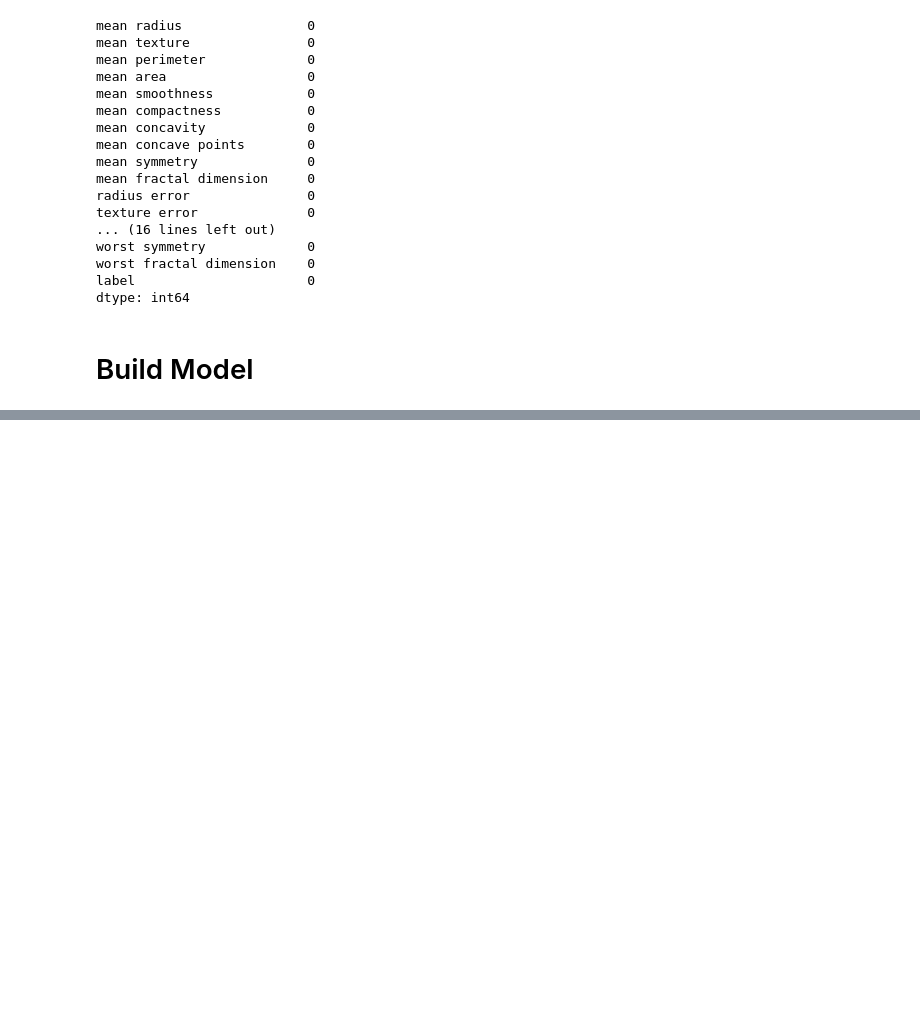
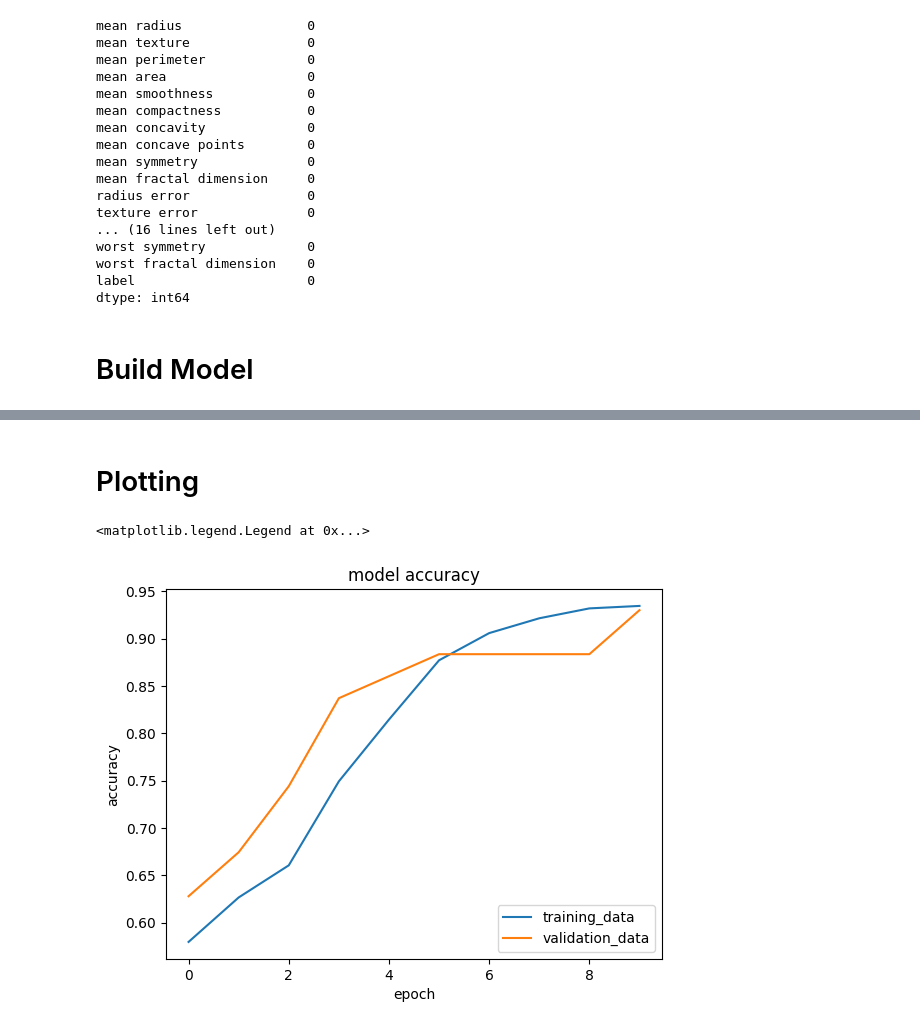
Before and after one commit to altverse1/neural_net, a Jupyter notebook: Classification_ANN.ipynb, the cells around one changed output, grey strips where cells are left out. Saved outputs shown, nothing was run; the diff lists cells and outputs as text; code cells hidden in the pictures; blank space fills up the shorter version.

```diff
--- a/Classification_ANN.ipynb
+++ b/Classification_ANN.ipynb
@@ -58,10 +58,12 @@ from tensorflow import keras
 # %%
 tf.random.set_seed(3)
 # %%
-model = keras.Sequential([keras.layers.Flatten(input_shape(30,)),
+model = keras.Sequential([keras.layers.Flatten(input_shape=(30,)),
                          keras.layers.Dense(20, activation = 'relu'),
-                         keras.layers.Dense(2, activation = 'sigmoid')]
+                         keras.layers.Dense(2, activation = 'sigmoid')])
 # %%
 model.compile(optimizer = 'adam',
-              loss = 'sparse_categorical_crossentropy'
+              loss = 'sparse_categorical_crossentropy',
               metrics = ['accuracy'])
+# %%
+history = model.fit(x_train_std, y_train, validation_split=0.1, epochs = 10)
@@ -67,0 +91,2 @@ model.compile(optimizer = 'adam',
+# %% [markdown]
+# Plotting
@@ -67,0 +95,12 @@ model.compile(optimizer = 'adam',
+# %%
+plt.plot(history.history['accuracy'])
+plt.plot(history.history['val_accuracy'])
+
+plt.title('model accuracy')
+plt.ylabel('accuracy')
+plt.xlabel('epoch')
+
+plt.legend(['training_data', 'validation_data'], loc= 'lower right')
+# %% [output]
+<matplotlib.legend.Legend at 0x...>
+[figure, added]
```
Also changed, not shown: parts of 6 cells of this notebook.
